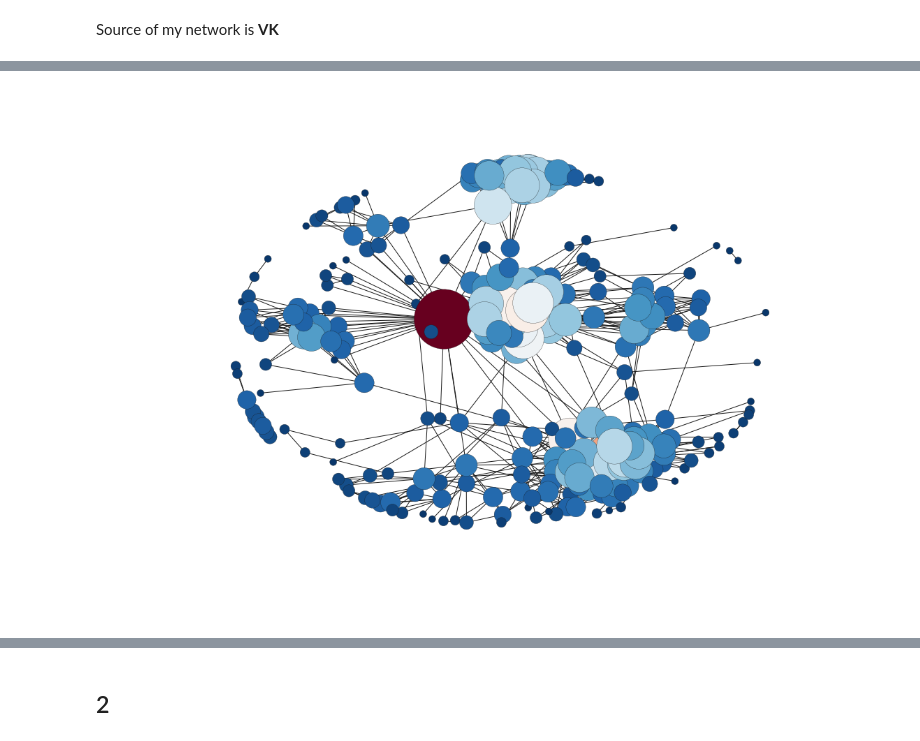
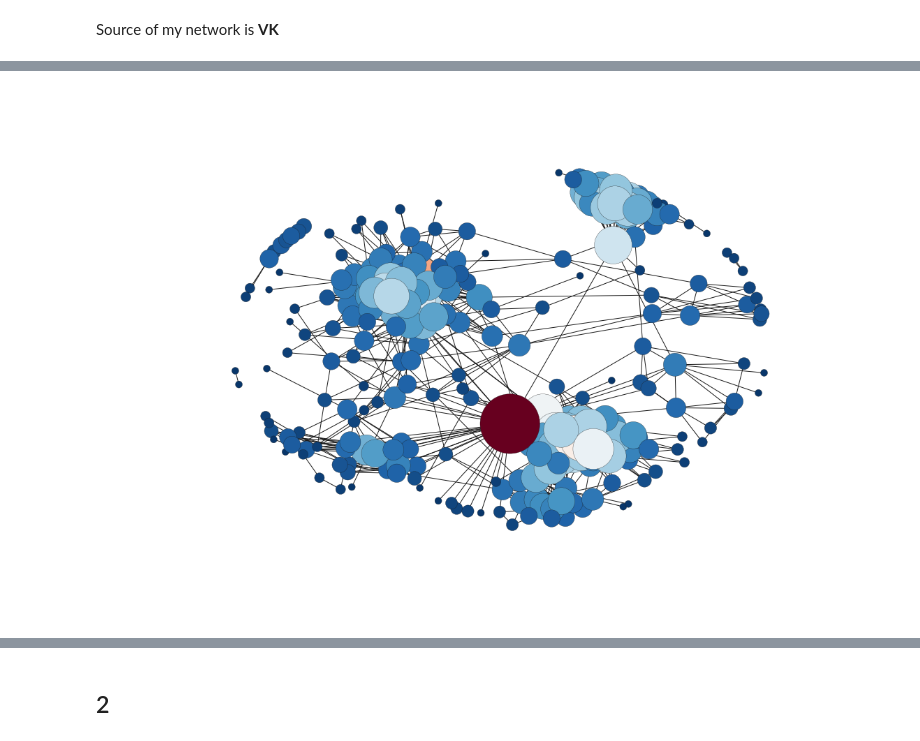
Before and after one commit to feygina/social-network-VK-analysis, a Jupyter notebook: vk_graph_feygina.ipynb, the cells around one changed output, grey strips where cells are left out. Saved outputs shown, nothing was run; the diff lists cells and outputs as text; code cells hidden in the pictures.

```diff
--- a/vk_graph_feygina.ipynb
+++ b/vk_graph_feygina.ipynb
@@ -57,21 +29,3 @@ for i in graph:
 networkx.write_gml(g, "network.gml")
 # %%
 g = nx.read_gml('network.gml')
-# %%
-plt.xkcd()
-k = nx.degree(g)
-
-plt.figure(1, figsize=(15,10))
-coord = nx.spring_layout(g)
-# nx.draw_networkx
-nx.draw(g,
-         pos=coord,
-         nodelist=k.keys(),
-         node_size = [d*100 for d in k.values()],
-         node_color=k.values(),
-         font_size=8,
-         cmap=plt.cm.get_cmap('RdBu_r'),
-         with_labels=False
-         )
-# %% [output]
-[figure, removed]
@@ -90,0 +32,6 @@ nom=1
+# %%
+node_degree = nx.degree(g)
+# %%
+draw_graph(g, node_degree, 100)
+# %% [output]
+[figure, added]
```
Also changed, not shown: parts of 24 cells of this notebook, 2 other files.
